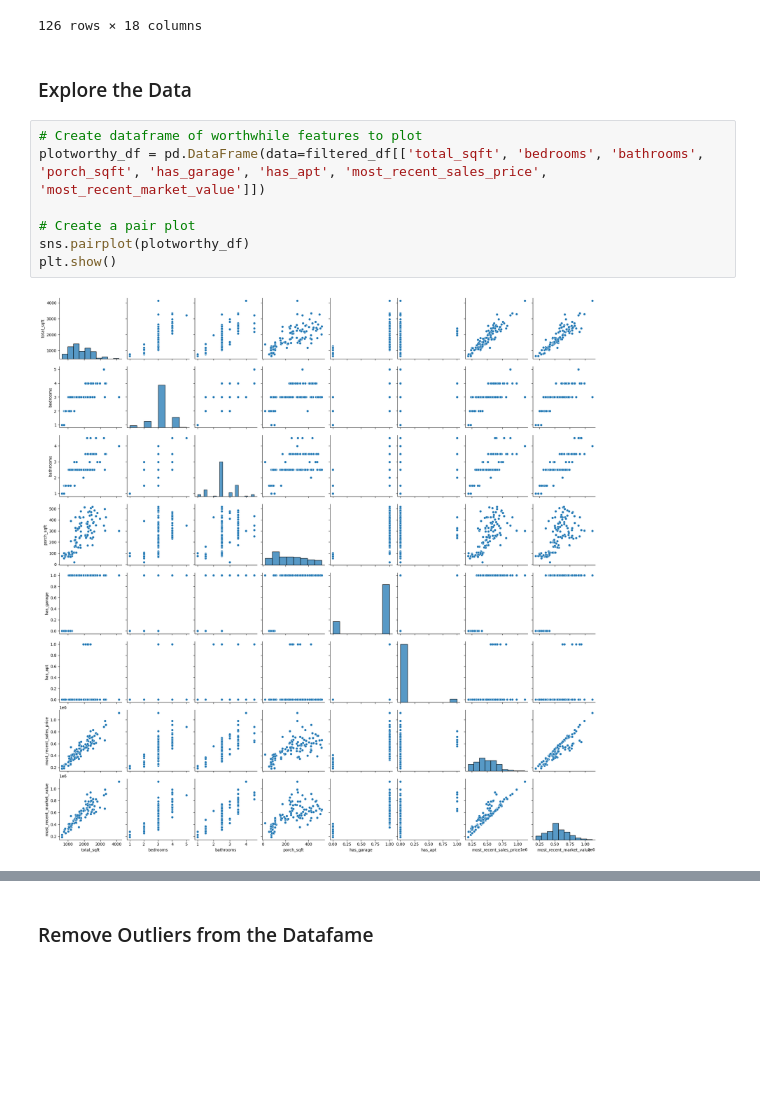
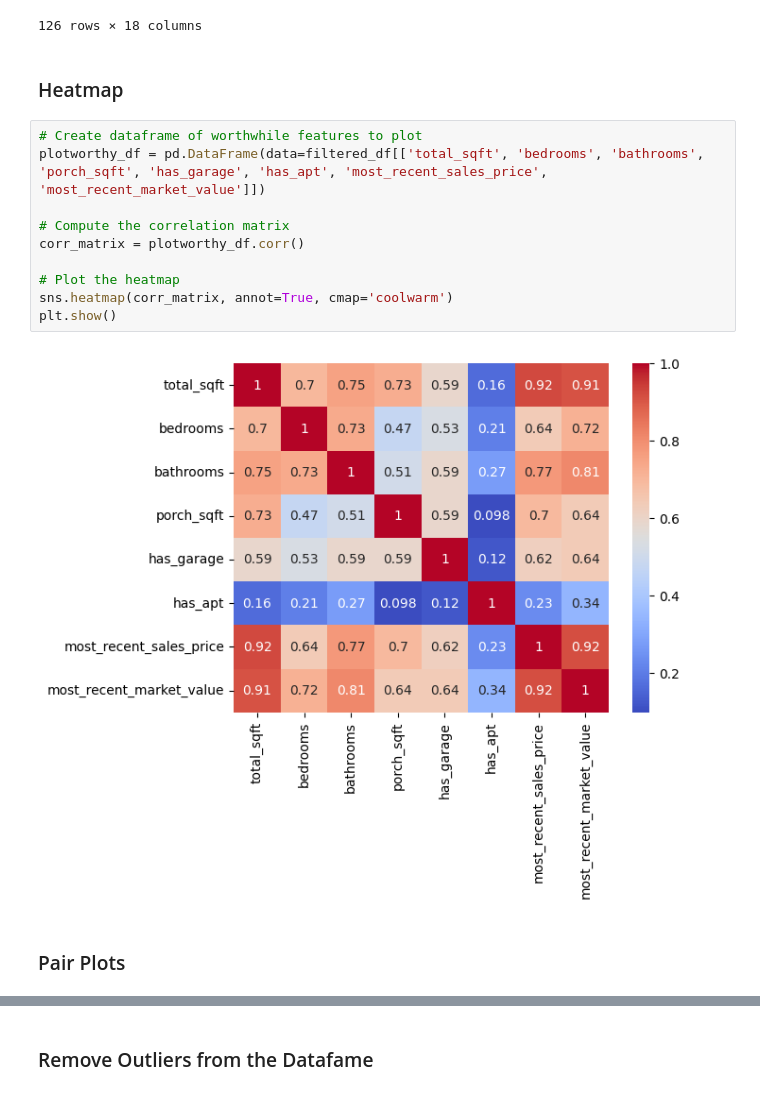
Before and after one commit to jason-christopher/Wheeler_Home_Values, a Jupyter notebook: analysis.ipynb, the cells around one changed output, grey strips where cells are left out. Cells and saved outputs as stored; diff of their text form; blank space fills up the shorter version.

```diff
--- a/analysis.ipynb
+++ b/analysis.ipynb
@@ -88,14 +88,19 @@ Filtered Shape:  (126, 18)
 | 163 | 1833 WHEELER ST | 1535.0 | {2023: 484000, 2022: 419000} | {2021: 429000} | 2020 | 3.0 | 3.0 | 448 | ... |
 | 164 | 1837 WHEELER ST | 1535.0 | {2023: 497000, 2022: 497000} | {2021: 511000} | 2020 | 3.0 | 3.0 | 448 | ... |
 126 rows × 18 columns
-# %% [markdown]
-### Explore the Data
+# %% [markdown]
+### Heatmap
 # %%
 # Create dataframe of worthwhile features to plot
 plotworthy_df = pd.DataFrame(data=filtered_df[['total_sqft', 'bedrooms', 'bathrooms', 'porch_sqft', 'has_garage', 'has_apt', 'most_recent_sales_price', 'most_recent_market_value']])
 
-# Create a pair plot
-sns.pairplot(plotworthy_df)
+# Compute the correlation matrix
+corr_matrix = plotworthy_df.corr()
+
+# Plot the heatmap
+sns.heatmap(corr_matrix, annot=True, cmap='coolwarm')
 plt.show()
 # %% [output]
-[figure, old version]
+[figure, new version]
+# %% [markdown]
+### Pair Plots
```
Also changed, not shown: parts of 6 cells of this notebook.
